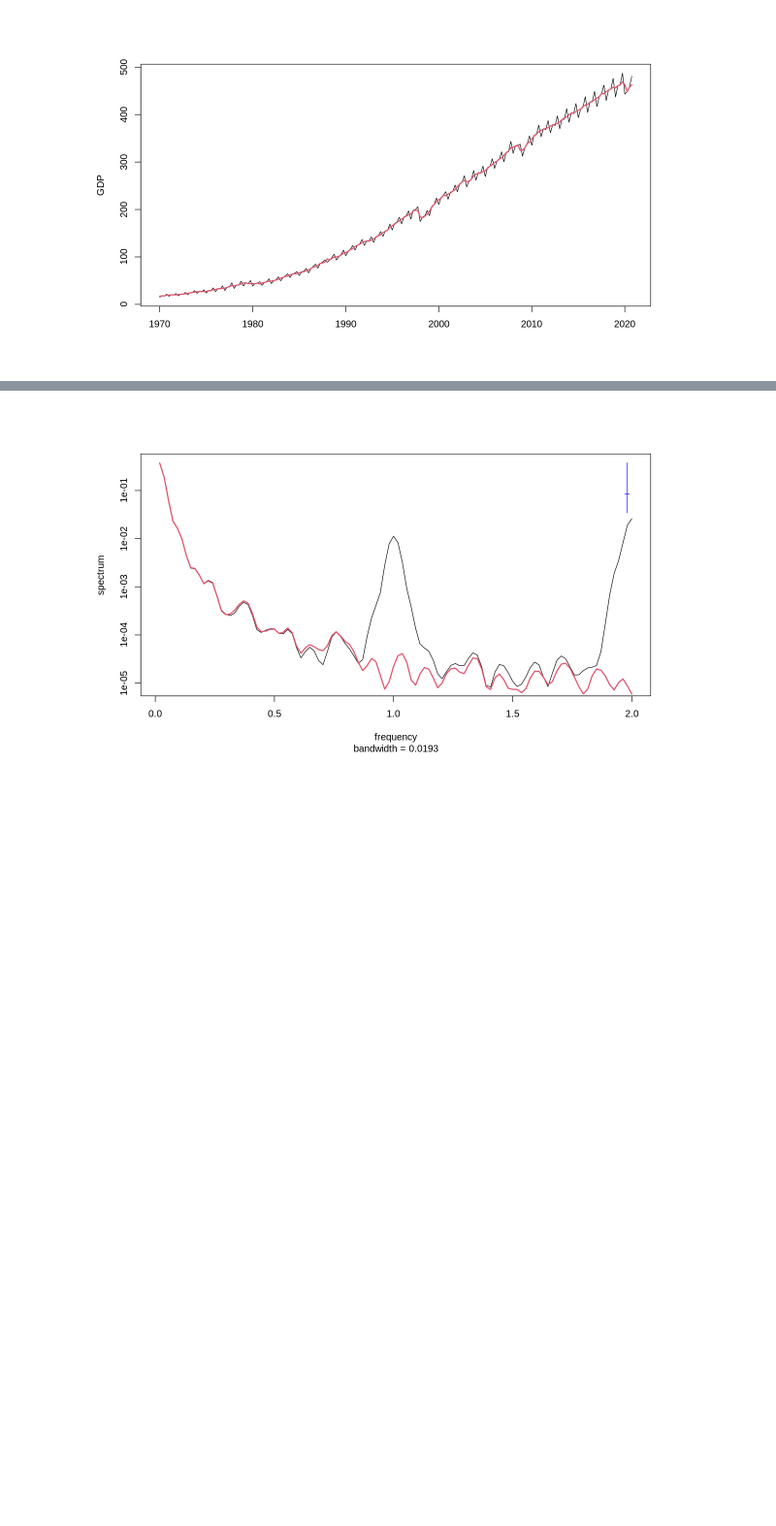
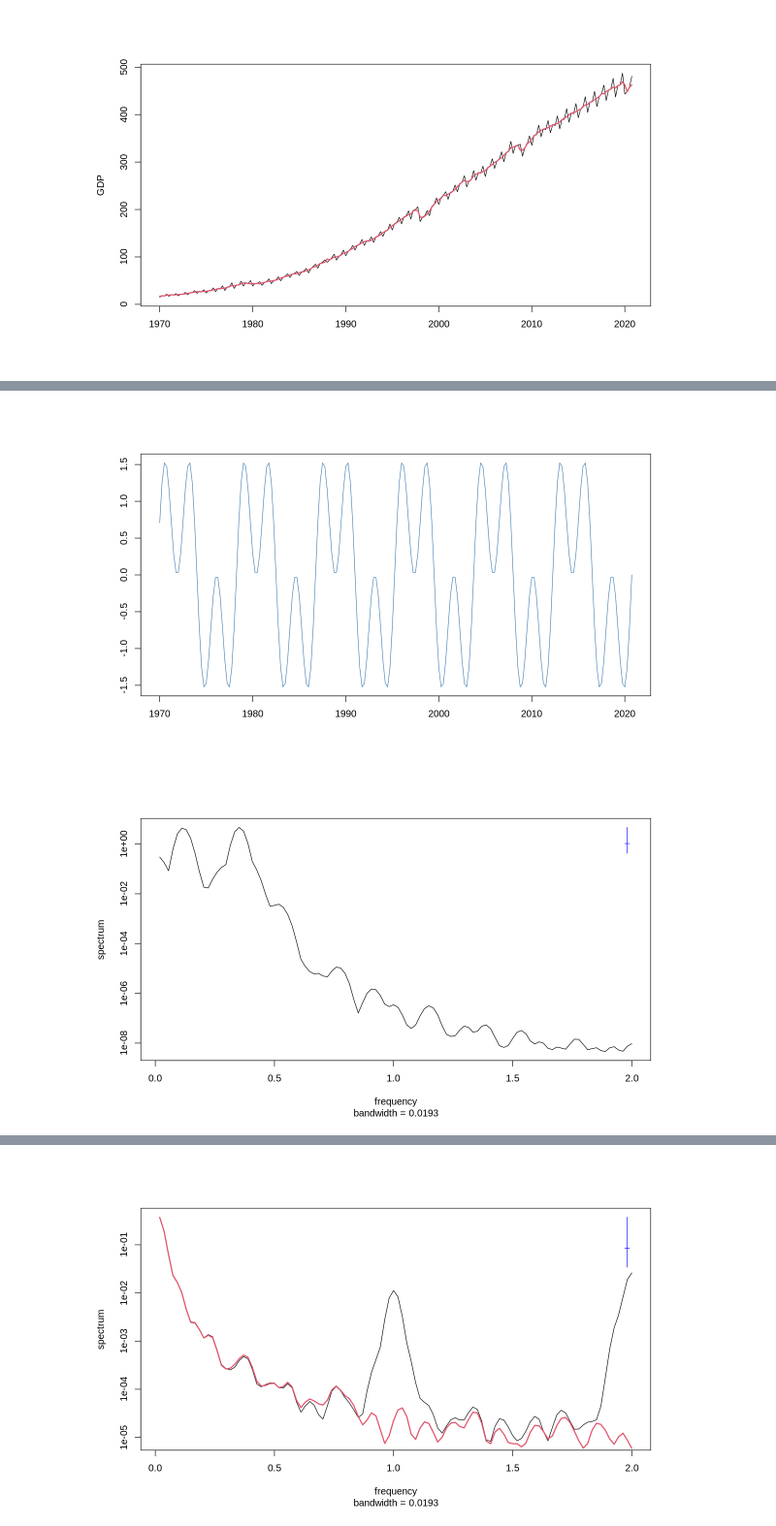
Before and after one commit to data-better/forecasting_class, a Jupyter notebook: R_forecasting.ipynb, the cells around one changed output, grey strips where cells are left out. Shown at 97% size. Drawn from its saved outputs; the diff is of its cells as text; code cells hidden in the pictures; blank space fills up the shorter version.

```diff
--- a/R_forecasting.ipynb
+++ b/R_forecasting.ipynb
@@ -88,0 +123,6 @@ Registered S3 method overwritten by 'quantmod':
+# %%
+plot(sin1+sin2, main="", xlab="", ylab="", col="steelblue")
+spectrum(sin1+sin2, spans=c(3,3), main="", col=1)
+# %% [output]
+[figure, added]
+[figure, added]
```
Also changed, not shown: parts of 29 cells of this notebook.
